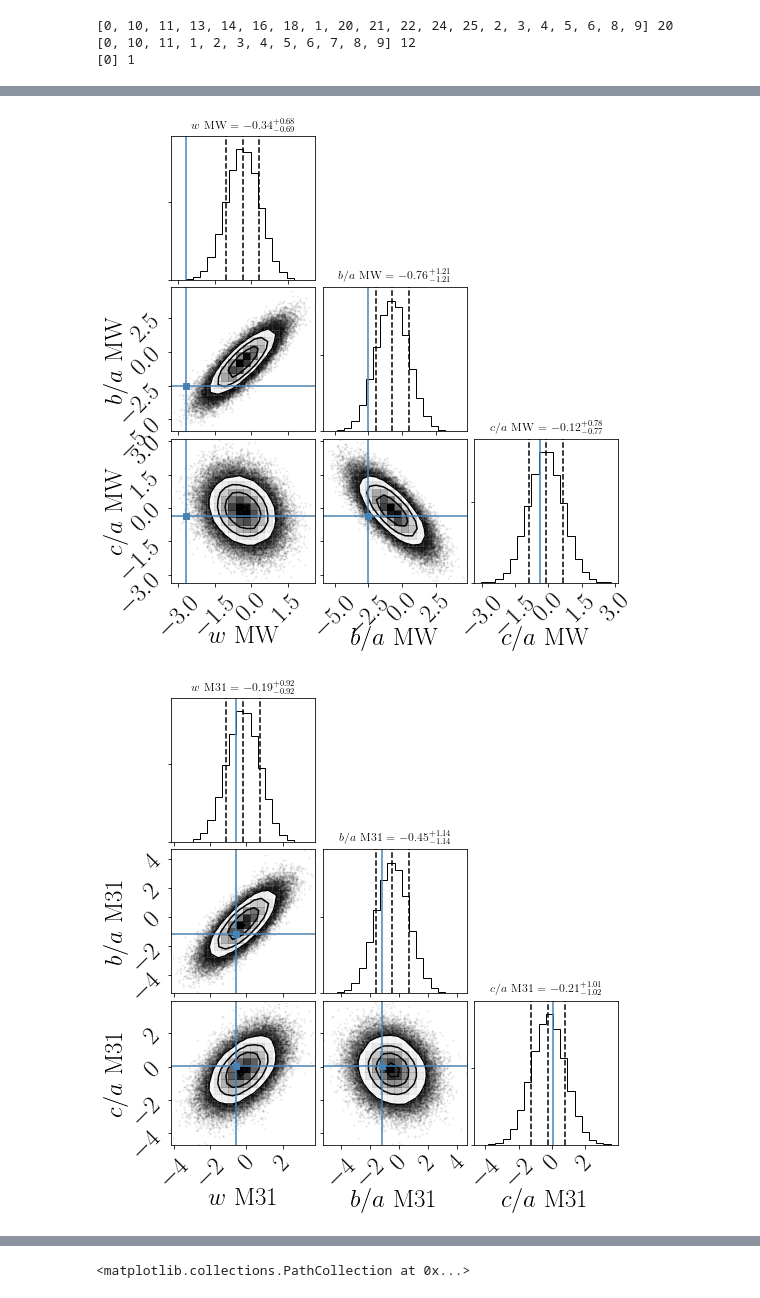
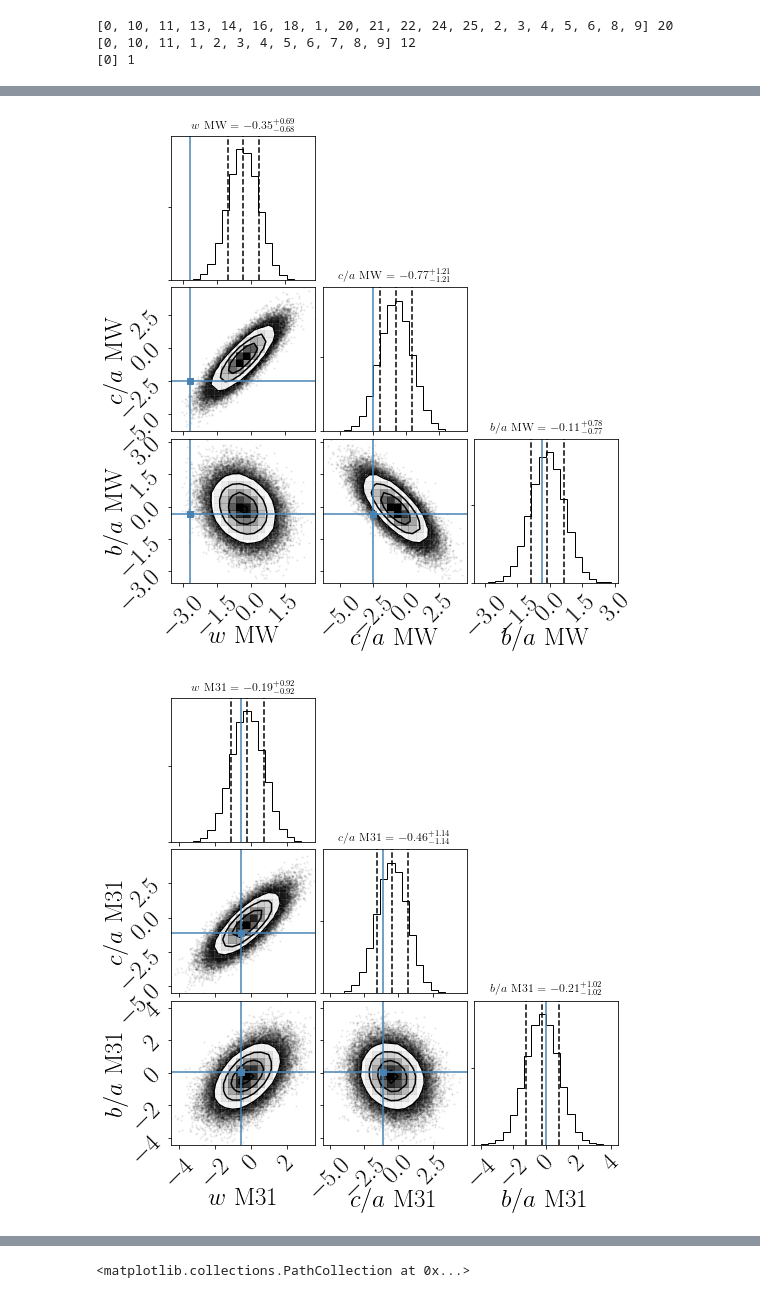
Before and after one commit to astroandes/SatelliteShapeLG, a Jupyter notebook: code/covariances.ipynb, the cells around one changed output, grey strips where cells are left out. Cells and saved outputs as stored; diff of their text form; code cells hidden in the pictures.

Commit message:
corrected bug in plot

```diff
--- a/code/covariances.ipynb
+++ b/code/covariances.ipynb
@@ -37,7 +37,7 @@ def load_experiment(input_path="../data/mstar_selected_summary/vmax_sorted/", fi
     else:
         n_iter = np.arange(11,16)
 
-    fields = ['width','ba_ratio', 'ca_ratio']
+    fields = ['width','ca_ratio', 'ba_ratio']
     M31_all = {}
     MW_all = {}
     if not full_data:
@@ -123,7 +123,7 @@ M31_obs_vmag_sorted, MW_obs_vmag_sorted = load_experiment(input_path=in_path, fi
 [0] 1
 # %%
 def get_covariance_matrix(M31_sim, MW_sim, M31_obs, MW_obs):
-    fields = ['width', 'ca_ratio', 'ba_ratio']
+    fields = {0:'width', 1:'ca_ratio', 2:'ba_ratio'}
     n_fields = len(fields)
     data_sim = np.zeros((2*n_fields, len(M31_sim['width'])))
     data_obs = np.zeros((2*n_fields, len(M31_obs['width'])))
@@ -213,23 +213,23 @@ plt.savefig(filename, bbox_inches='tight')
 # %%
 figure = corner.corner(data_random_elvis[:,3:6],
                       quantiles=[0.16, 0.5, 0.84],
-                      labels=[r"$w$ MW", r"$b/a$ MW", r"$c/a$ MW"],
+                      labels=[r"$w$ MW", r"$c/a$ MW", r"$b/a$ MW"],
                       show_titles=True, title_kwargs={"fontsize": 12},
                       truths=cov_elvis['data_obs'][3:6])
 filename = "../paper/gaussian_model_elvis_MW.pdf"
 plt.savefig(filename, bbox_inches='tight')
 # %% [output]
-[figure, old version]
+[figure, new version]
 # %%
 figure = corner.corner(data_random_illustris[:,0:3],
                       quantiles=[0.16, 0.5, 0.84],
-                      labels=[r"$w$ M31", r"$b/a$ M31", r"$c/a$ M31"],
+                      labels=[r"$w$ M31", r"$c/a$ M31", r"$b/a$ M31"],
                       show_titles=True, title_kwargs={"fontsize": 12},
                       truths=cov_illustris['data_obs'][0:3])
 filename = "../paper/gaussian_model_illustris_M31.pdf"
 plt.savefig(filename, bbox_inches='tight')
 # %% [output]
-[figure, old version]
+[figure, new version]
 # %%
 figure = corner.corner(data_random_illustris[:,3:6],
                       quantiles=[0.16, 0.5, 0.84],
```
Also changed, not shown: parts of 5 cells of this notebook.
